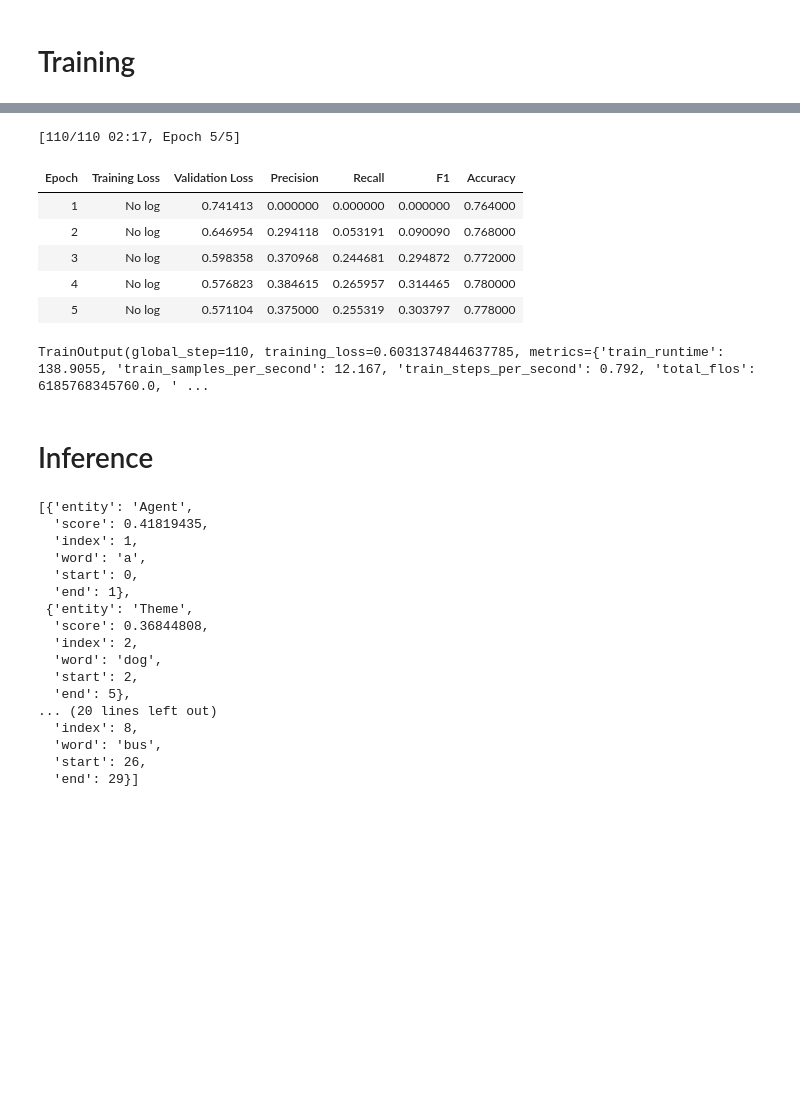
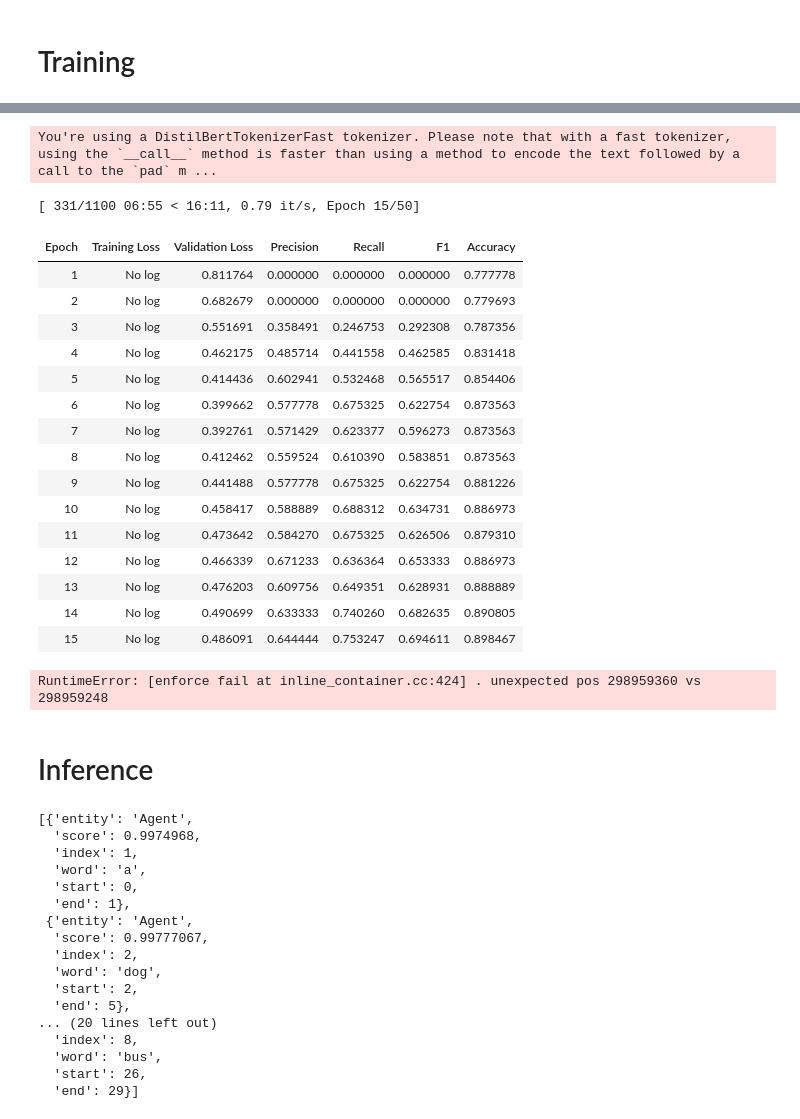
Before and after one commit to P-Zande/ComputationalSemantics, a Jupyter notebook: Training.ipynb, the cells around one changed output, grey strips where cells are left out. Cells and saved outputs as stored; diff of their text form; code cells hidden in the pictures; blank space fills up the shorter version.

Commit message:
Some code cleanup and split data into train, test, and validation sets

```diff
--- a/Training.ipynb
+++ b/Training.ipynb
@@ -7,18 +7,16 @@ def new_column(example):
     example["ner_tags"] = example["labels"]
     return example
 
-data = load_from_disk("test.hf")
+# data = load_from_disk("test.hf")
+data = load_from_disk("testWithOrigin.hf")
 id_column = range(data.num_rows)
 data = data.add_column("id", id_column)
 data = data.map(new_column)
-data = data.train_test_split(test_size=0.2)
-data
 
-# from datasets import load_dataset
+# Split up the data for testing and training
+data = data.train_test_split(test_size=0.1)
+test_data = data["test"]
+data = data["train"].train_test_split(test_size=0.2)
 
-# data = load_dataset("wnut_17")
-data["train"][0]
-
-# label_list = data["train"].features[f"ner_tags"].feature.names
-# label_list
+print(data, test_data)
 # %% [output]
@@ -71,6 +87,17 @@ import evaluate
 import numpy as np
 
 seqeval = evaluate.load("seqeval")
+
+label_list = [
+    "O",
+    "Agent",
+    "Location",
+    "Patient",
+    "Theme",
+    "Topic",
+    "Destination",
+    "Result",
+]
 
 labels = [label_list[i] for i in example[f"ner_tags"]]
 
@@ -165,38 +158,49 @@ You should probably TRAIN this model on a down-stream task to be able to use it
 # %%
 # Training parameters
 training_args = TrainingArguments(
     output_dir="thematic_role_model",
     learning_rate=2e-5,
     per_device_train_batch_size=16,
     per_device_eval_batch_size=16,
-    num_train_epochs=5,
+    num_train_epochs=50,
     weight_decay=0.01,
     evaluation_strategy="epoch",
     save_strategy="epoch",
     load_best_model_at_end=True,
     push_to_hub=False,
 )
 
 trainer = Trainer(
     model=model,
     args=training_args,
     train_dataset=tokenized_data["train"],
     eval_dataset=tokenized_data["test"],
     tokenizer=tokenizer,
     data_collator=data_collator,
     compute_metrics=compute_metrics,
 )
 
 trainer.train()
 # %% [output]
-[110/110 02:17, Epoch 5/5]
+You're using a DistilBertTokenizerFast tokenizer. Please note that with a fast tokenizer, using the `__call__` method is faster than using a method to encode the text followed by a call to the `pad` m ...
+[ 331/1100 06:55 < 16:11, 0.79 it/s, Epoch 15/50]
 | Epoch | Training Loss | Validation Loss | Precision | Recall | F1 | Accuracy |
-| 1 | No log | 0.741413 | 0.000000 | 0.000000 | 0.000000 | 0.764000 |
-| 2 | No log | 0.646954 | 0.294118 | 0.053191 | 0.090090 | 0.768000 |
-| 3 | No log | 0.598358 | 0.370968 | 0.244681 | 0.294872 | 0.772000 |
-| 4 | No log | 0.576823 | 0.384615 | 0.265957 | 0.314465 | 0.780000 |
-| 5 | No log | 0.571104 | 0.375000 | 0.255319 | 0.303797 | 0.778000 |
+| 1 | No log | 0.811764 | 0.000000 | 0.000000 | 0.000000 | 0.777778 |
+| 2 | No log | 0.682679 | 0.000000 | 0.000000 | 0.000000 | 0.779693 |
+| 3 | No log | 0.551691 | 0.358491 | 0.246753 | 0.292308 | 0.787356 |
+| 4 | No log | 0.462175 | 0.485714 | 0.441558 | 0.462585 | 0.831418 |
+| 5 | No log | 0.414436 | 0.602941 | 0.532468 | 0.565517 | 0.854406 |
+| 6 | No log | 0.399662 | 0.577778 | 0.675325 | 0.622754 | 0.873563 |
+| 7 | No log | 0.392761 | 0.571429 | 0.623377 | 0.596273 | 0.873563 |
+| 8 | No log | 0.412462 | 0.559524 | 0.610390 | 0.583851 | 0.873563 |
+| 9 | No log | 0.441488 | 0.577778 | 0.675325 | 0.622754 | 0.881226 |
+| 10 | No log | 0.458417 | 0.588889 | 0.688312 | 0.634731 | 0.886973 |
+| 11 | No log | 0.473642 | 0.584270 | 0.675325 | 0.626506 | 0.879310 |
+| 12 | No log | 0.466339 | 0.671233 | 0.636364 | 0.653333 | 0.886973 |
+| 13 | No log | 0.476203 | 0.609756 | 0.649351 | 0.628931 | 0.888889 |
+| 14 | No log | 0.490699 | 0.633333 | 0.740260 | 0.682635 | 0.890805 |
+| 15 | No log | 0.486091 | 0.644444 | 0.753247 | 0.694611 | 0.898467 |
-TrainOutput(global_step=110, training_loss=0.6031374844637785, metrics={'train_runtime': 138.9055, 'train_samples_per_second': 12.167, 'train_steps_per_second': 0.792, 'total_flos': 6185768345760.0, ' ...
+RuntimeError: [enforce fail at inline_container.cc:424] . unexpected pos 298959360 vs 298959248
 # %% [markdown]
 # Inference
 # %%
@@ -204,17 +208,17 @@ from transformers import pipeline
 
 text = "A dog chases a cat to the bus."
 
-classifier = pipeline("ner", model="thematic_role_model/checkpoint-110")
+classifier = pipeline("ner", model="thematic_role_model/checkpoint-506")
 classifier(text)
 # %% [output]
 [{'entity': 'Agent',
-  'score': 0.41819435,
+  'score': 0.9974968,
   'index': 1,
   'word': 'a',
   'start': 0,
   'end': 1},
- {'entity': 'Theme',
-  'score': 0.36844808,
+ {'entity': 'Agent',
+  'score': 0.99777067,
   'index': 2,
   'word': 'dog',
   'start': 2,
```
Also changed, not shown: parts of 6 cells of this notebook.
